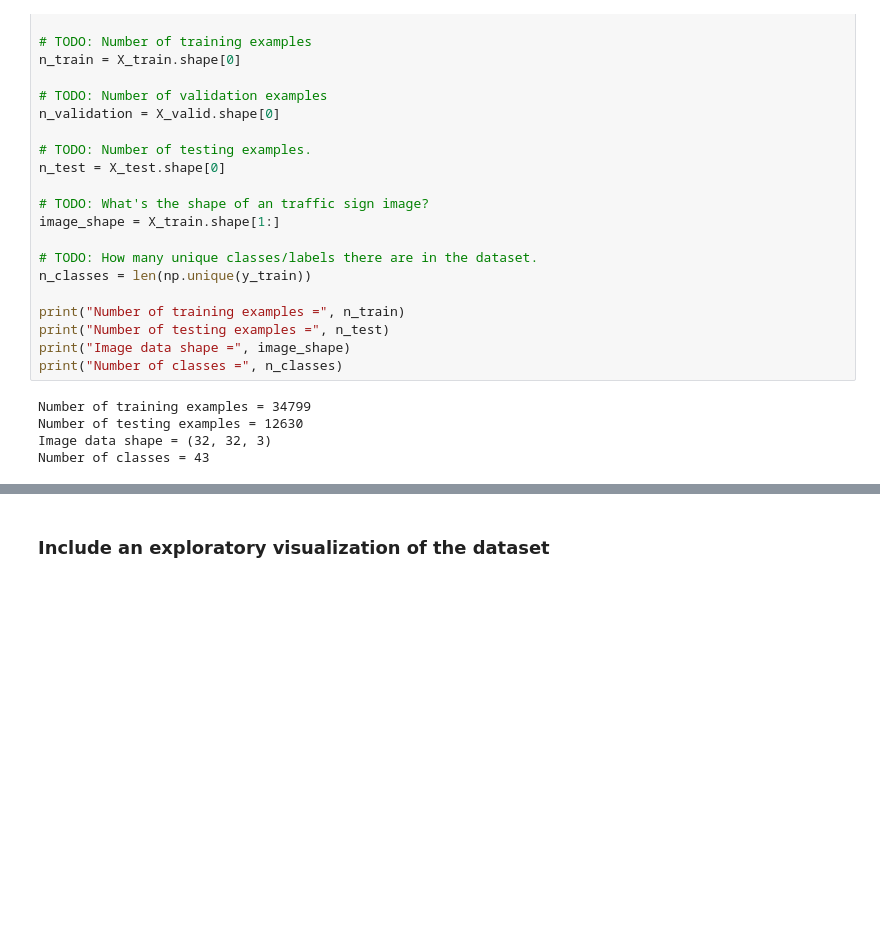
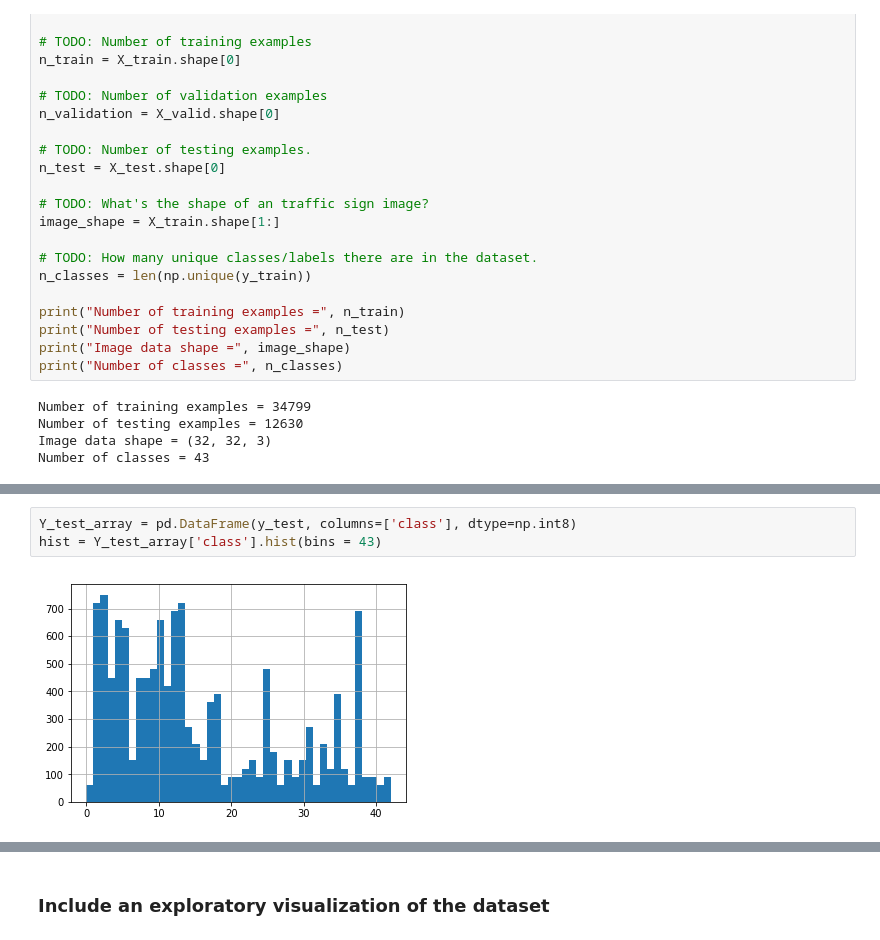
Before and after one commit to Data-drone/CarND-Traffic-Sign-Classifier-Project, a Jupyter notebook: Traffic_Sign_Classifier_Advanced.ipynb, the cells around one changed output, grey strips where cells are left out. Drawn from its saved outputs; the diff is of its cells as text; blank space fills up the shorter version.

```diff
--- a/Traffic_Sign_Classifier_Advanced.ipynb
+++ b/Traffic_Sign_Classifier_Advanced.ipynb
@@ -86,0 +92,5 @@ Number of classes = 43
+# %%
+Y_test_array = pd.DataFrame(y_test, columns=['class'], dtype=np.int8)
+hist = Y_test_array['class'].hist(bins = 43)
+# %% [output]
+[figure, added]
```
Also changed, not shown: parts of 26 cells of this notebook, 1 other file.
